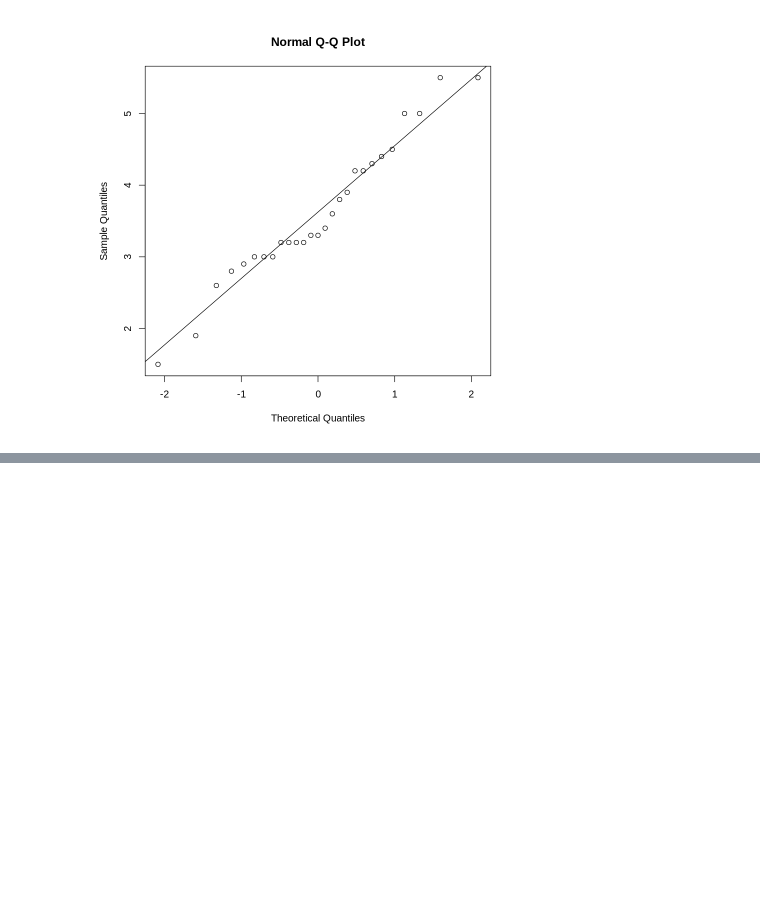
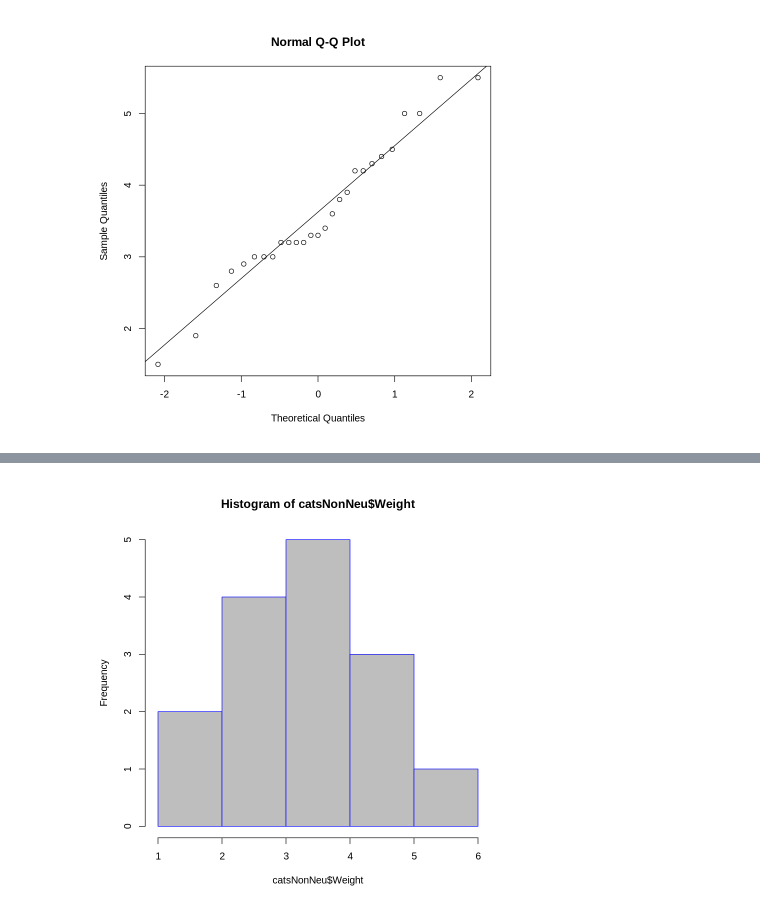
Before and after one commit to aceyiyuan/statistics, a Jupyter notebook: exercise2.ipynb, the cells around one changed output, grey strips where cells are left out. Saved outputs shown, nothing was run; the diff lists cells and outputs as text; code cells hidden in the pictures; blank space fills up the shorter version.

```diff
--- a/exercise2.ipynb
+++ b/exercise2.ipynb
@@ -278,0 +365,4 @@ qqline(catsF$Weight)
+# %%
+hist(catsNonNeu$Weight, border="blue", col="grey")
+# %% [output]
+[figure, added]
```
Also changed, not shown: parts of 24 cells of this notebook.
